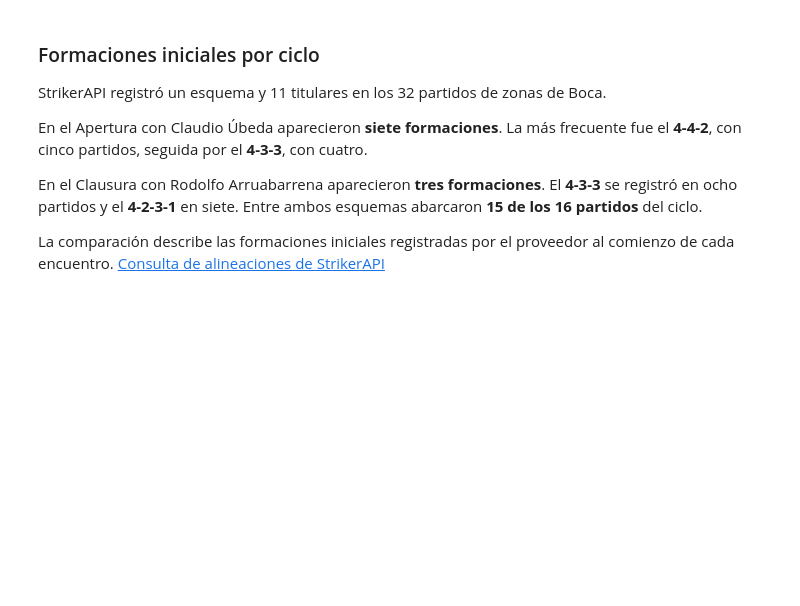
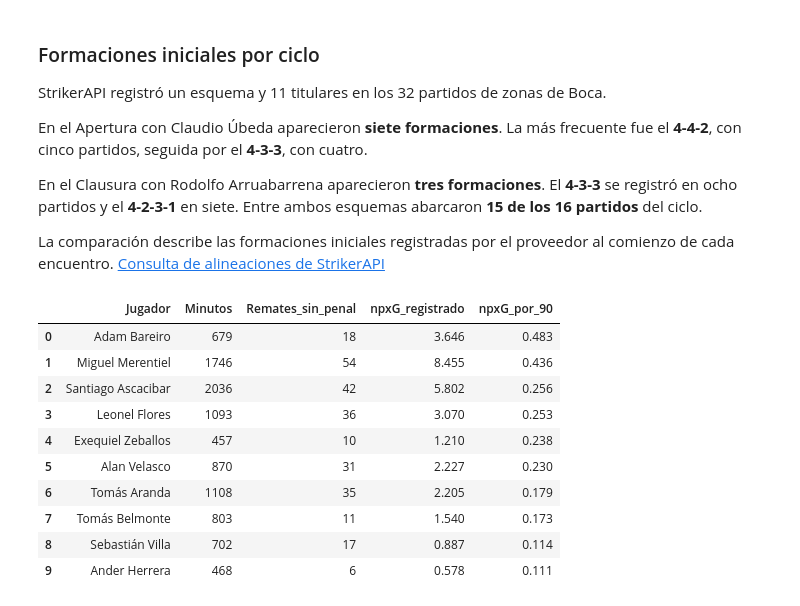
Before and after one commit to PepiGercek/argentina-football-analytics-2026, a Jupyter notebook: notebooks/01_boca_ciclos_2026.ipynb, the cells around one changed output. Saved outputs shown, nothing was run; the diff lists cells and outputs as text; code cells hidden in the pictures; blank space fills up the shorter version.

Commit message:
feat: calcular el npxG por 90 de los jugadores de Boca

```diff
--- a/notebooks/01_boca_ciclos_2026.ipynb
+++ b/notebooks/01_boca_ciclos_2026.ipynb
@@ -293,3 +293,35 @@ En el Apertura con Claudio Úbeda aparecieron **siete formaciones**. La más fre
 En el Clausura con Rodolfo Arruabarrena aparecieron **tres formaciones**. El **4-3-3** se registró en ocho partidos y el **4-2-3-1** en siete. Entre ambos esquemas abarcaron **15 de los 16 partidos** del ciclo.
 
 La comparación describe las formaciones iniciales registradas por el proveedor al comienzo de cada encuentro. [Consulta de alineaciones de StrikerAPI](https://strikerapi.com/docs/get-lineups)
+# %%
+from lpf_analytics.formaciones import cargar_minutos_boca
+from lpf_analytics.scouting import resumir_remates_por_90
+
+if "remates_zonas" not in globals():
+    print("Ejecutá primero la celda que carga los remates de zonas de Boca.")
+else:
+    try:
+        minutos_boca = cargar_minutos_boca(raiz / "data/raw")
+    except FileNotFoundError as error:
+        print(error)
+    else:
+        perfil_por_90 = resumir_remates_por_90(remates_zonas, minutos_boca)
+        ranking_por_90 = perfil_por_90.loc[perfil_por_90["Minutos"].ge(450)]
+        ranking_por_90 = ranking_por_90.sort_values("npxG_por_90", ascending=False)
+        columnas = [
+            "Jugador", "Minutos", "Remates_sin_penal",
+            "npxG_registrado", "npxG_por_90",
+        ]
+        display(ranking_por_90[columnas].head(10).round(3).reset_index(drop=True))
+# %% [output]
+|  | Jugador | Minutos | Remates_sin_penal | npxG_registrado | npxG_por_90 |
+| 0 | Adam Bareiro | 679 | 18 | 3.646 | 0.483 |
+| 1 | Miguel Merentiel | 1746 | 54 | 8.455 | 0.436 |
+| 2 | Santiago Ascacibar | 2036 | 42 | 5.802 | 0.256 |
+| 3 | Leonel Flores | 1093 | 36 | 3.070 | 0.253 |
+| 4 | Exequiel Zeballos | 457 | 10 | 1.210 | 0.238 |
+| 5 | Alan Velasco | 870 | 31 | 2.227 | 0.230 |
+| 6 | Tomás Aranda | 1108 | 35 | 2.205 | 0.179 |
+| 7 | Tomás Belmonte | 803 | 11 | 1.540 | 0.173 |
+| 8 | Sebastián Villa | 702 | 17 | 0.887 | 0.114 |
+| 9 | Ander Herrera | 468 | 6 | 0.578 | 0.111 |
```
Also changed, not shown: parts of 1 cell of this notebook, 6 other files.
